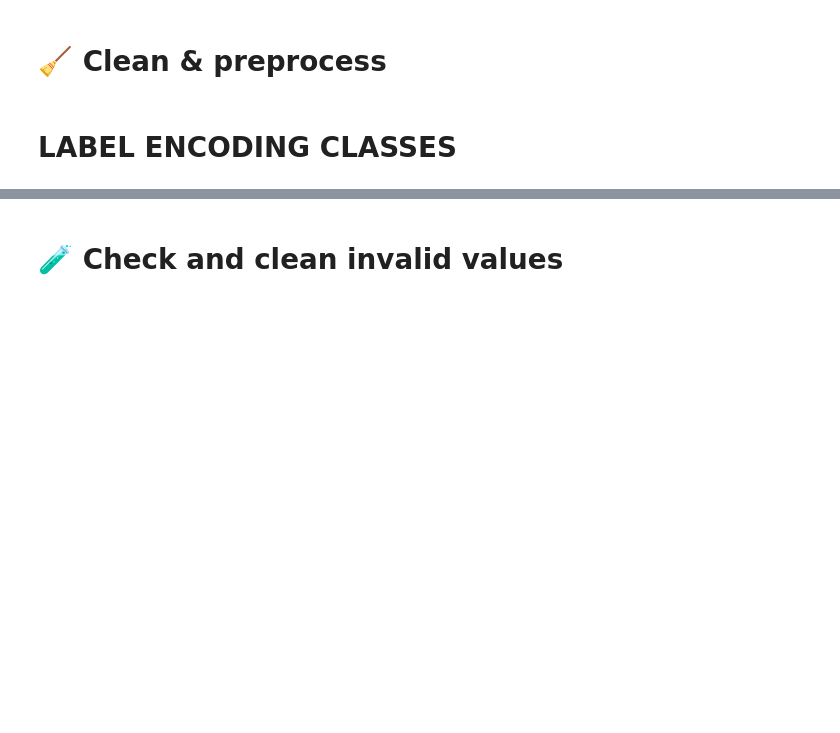
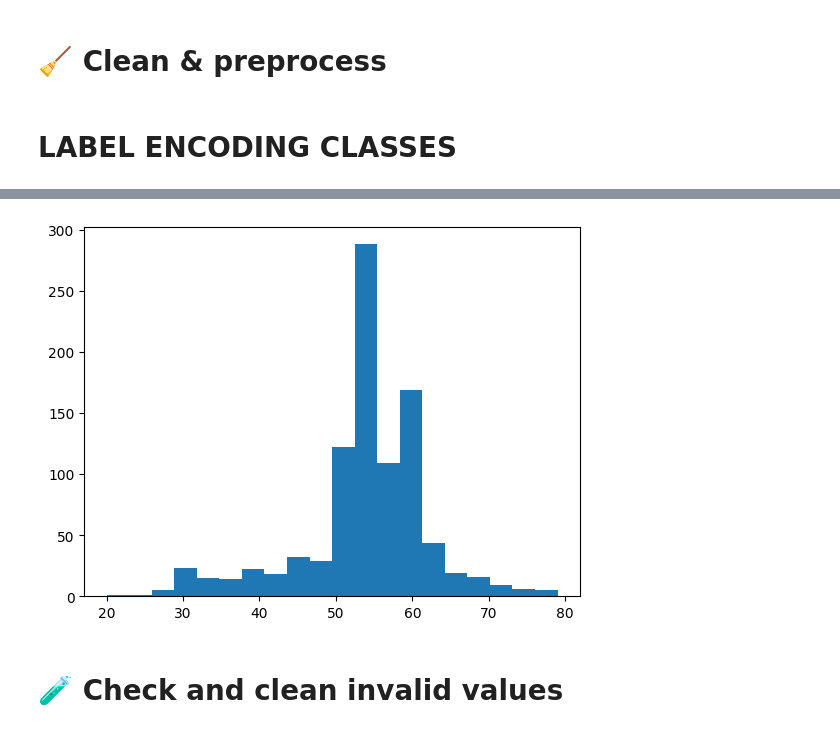
Before and after one commit to Saketh2611/Diabetes-Predictor, a Jupyter notebook: 2_Autoencoder_RFC_exp.ipynb, the cells around one changed output, grey strips where cells are left out. Saved outputs shown, nothing was run; the diff lists cells and outputs as text; code cells hidden in the pictures; blank space fills up the shorter version.

```diff
--- a/2_Autoencoder_RFC_exp.ipynb
+++ b/2_Autoencoder_RFC_exp.ipynb
@@ -39,3 +55,8 @@ X = data.drop(['CLASS'], axis=1)
+# %%
+plt.hist(X['AGE'], bins=20)
+plt.show()
+# %% [output]
+[figure, added]
 # %%
 scaler = StandardScaler()
 X_scaled = scaler.fit_transform(X)
```
Also changed, not shown: parts of 10 cells of this notebook, 2 other files.
